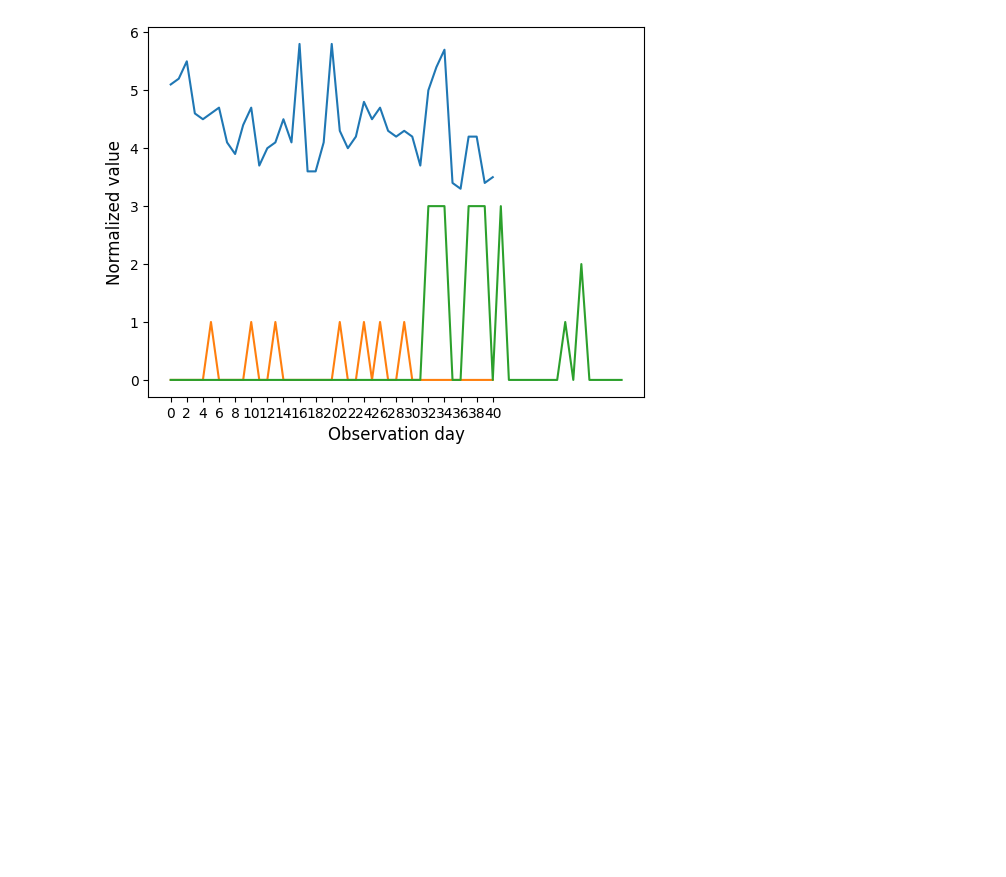
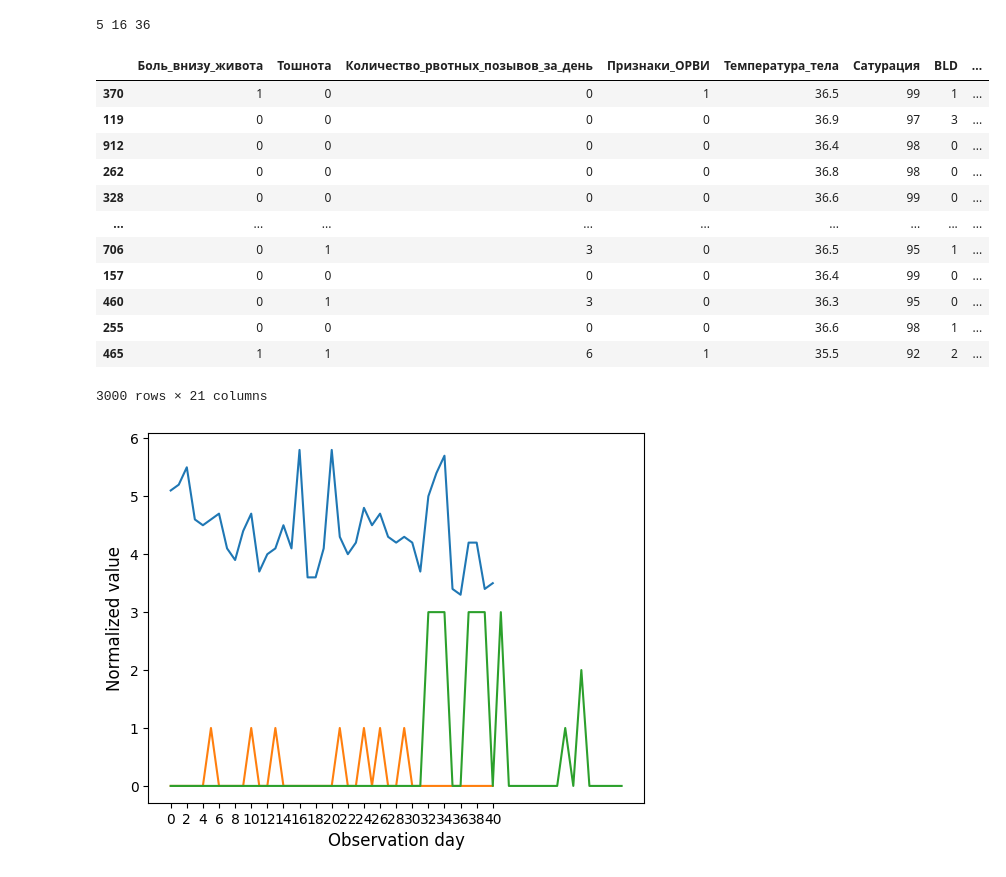
Before and after one commit to Valeriy023/deeplom, a Jupyter notebook: classifier.ipynb, the cells around one changed output. Drawn from its saved outputs; the diff is of its cells as text; code cells hidden in the pictures; blank space fills up the shorter version.

```diff
--- a/classifier.ipynb
+++ b/classifier.ipynb
@@ -37,6 +39,9 @@ def choices_for_range(weights_list, begin, mid1, mid2, end):
 x_normal = sampling(x, 0)
 x_alert = sampling(x, 1)
 x_pat = sampling(x, 2)
+print(len(x_normal), len(x_alert), len(x_pat))
+# %% [output]
+5 16 36
 # %%
 #normal values generation
 def NVG(trimester:int, n_samples:int):
@@ -93,7 +98,7 @@ def NVG(trimester:int, n_samples:int):
         new_data.append(sample)
     new_df = pd.DataFrame(new_data, columns=['Боль_внизу_живота','Тошнота','Количество_рвотных_позывов_за_день', 'Признаки_ОРВИ','Температура_тела', 'Сатурация','BLD','KET','LEU','GLU','NIT','URO','BIL','VC','PRO','PH','SG','Артериальное_давление_верхнее','Артериальное_давление_нижнее', 'Пульс', 'Глюкоза'])
     return new_df
-norm_sample1 = NVG(1,1000)
+norm_sample1 = NVG(2,1000)
 # %%
 #alert values generation
 def AVG(trimester:int, n_samples:int):
@@ -170,7 +175,7 @@ def AVG(trimester:int, n_samples:int):
         new_data.append(sample)
     new_df = pd.DataFrame(new_data, columns=['Боль_внизу_живота','Тошнота','Количество_рвотных_позывов_за_день', 'Признаки_ОРВИ','Температура_тела', 'Сатурация','BLD','KET','LEU','GLU','NIT','URO','BIL','VC','PRO','PH','SG','Артериальное_давление_верхнее','Артериальное_давление_нижнее', 'Пульс', 'Глюкоза'])
     return new_df
-alert_sample1 = AVG(1,1000)
+alert_sample1 = AVG(2,1000)
 # %%
 #patological values generation
 def PVG(trimester:int, n_samples:int):
@@ -249,21 +254,36 @@ def PVG(trimester:int, n_samples:int):
         new_data.append(sample)
     new_df = pd.DataFrame(new_data, columns=['Боль_внизу_живота','Тошнота','Количество_рвотных_позывов_за_день', 'Признаки_ОРВИ','Температура_тела', 'Сатурация','BLD','KET','LEU','GLU','NIT','URO','BIL','VC','PRO','PH','SG','Артериальное_давление_верхнее','Артериальное_давление_нижнее', 'Пульс', 'Глюкоза'])
     return new_df
-pathological_sample1 = PVG(1,1000)
+pathological_sample1 = PVG(2,1000)
 # %%
 #train sample merging
 y_norm = pd.DataFrame(np.zeros(1000))
 y_alert = pd.DataFrame(np.ones(1000))
 y_pathological = pd.DataFrame(np.ones(1000)*2)
 y_train = pd.concat([y_norm,y_alert,y_pathological])
 y_train.columns = ['Класс']
 x_train = pd.concat([norm_sample1, alert_sample1, pathological_sample1], axis=0)
 train_sample = pd.concat([x_train,y_train],axis=1)
 #перемешивание
 train_sample = train_sample.sample(frac=1)
 #разделение
 y_train = train_sample['Класс']
 x_train = train_sample.drop('Класс', axis=1)
+x_train
+# %% [output]
+|  | Боль_внизу_живота | Тошнота | Количество_рвотных_позывов_за_день | Признаки_ОРВИ | Температура_тела | Сатурация | BLD | ... |
+| 370 | 1 | 0 | 0 | 1 | 36.5 | 99 | 1 | ... |
+| 119 | 0 | 0 | 0 | 0 | 36.9 | 97 | 3 | ... |
+| 912 | 0 | 0 | 0 | 0 | 36.4 | 98 | 0 | ... |
+| 262 | 0 | 0 | 0 | 0 | 36.8 | 98 | 0 | ... |
+| 328 | 0 | 0 | 0 | 0 | 36.6 | 99 | 0 | ... |
+| ... | ... | ... | ... | ... | ... | ... | ... | ... |
+| 706 | 0 | 1 | 3 | 0 | 36.5 | 95 | 1 | ... |
+| 157 | 0 | 0 | 0 | 0 | 36.4 | 99 | 0 | ... |
+| 460 | 0 | 1 | 3 | 0 | 36.3 | 95 | 0 | ... |
+| 255 | 0 | 0 | 0 | 0 | 36.6 | 98 | 1 | ... |
+| 465 | 1 | 1 | 6 | 1 | 35.5 | 92 | 2 | ... |
+3000 rows × 21 columns
 # %%
 #visualization
 xpoints = []
```
Also changed, not shown: parts of 11 cells of this notebook.
